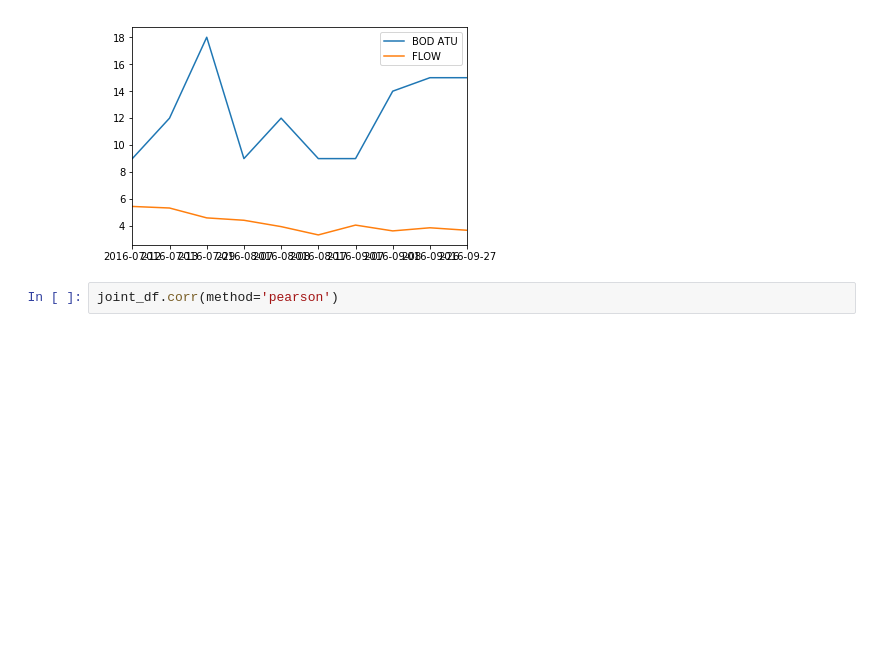
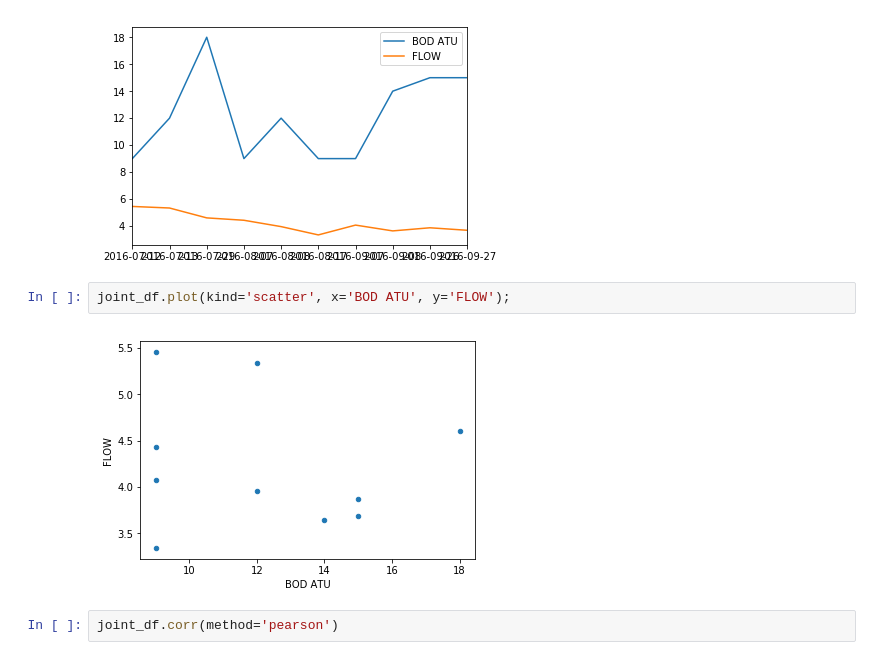
Before and after one commit to quelibrio/EnvironmentalThreatsApliedDataScience, a Jupyter notebook: flood_water_correlation_test.ipynb, the cells around one changed output. Drawn from its saved outputs; the diff is of its cells as text; blank space fills up the shorter version.

Commit message:
add scatter plot

```diff
--- a/flood_water_correlation_test.ipynb
+++ b/flood_water_correlation_test.ipynb
@@ -119,6 +119,10 @@ joint_df.plot(kind='line')
 # %% [output]
 <matplotlib.axes._subplots.AxesSubplot at 0x...>
 [figure]
+# %%
+joint_df.plot(kind='scatter', x='BOD ATU', y='FLOW');
+# %% [output]
+[figure, added]
 # %%
 joint_df.corr(method='pearson')
 # %% [output]
```
